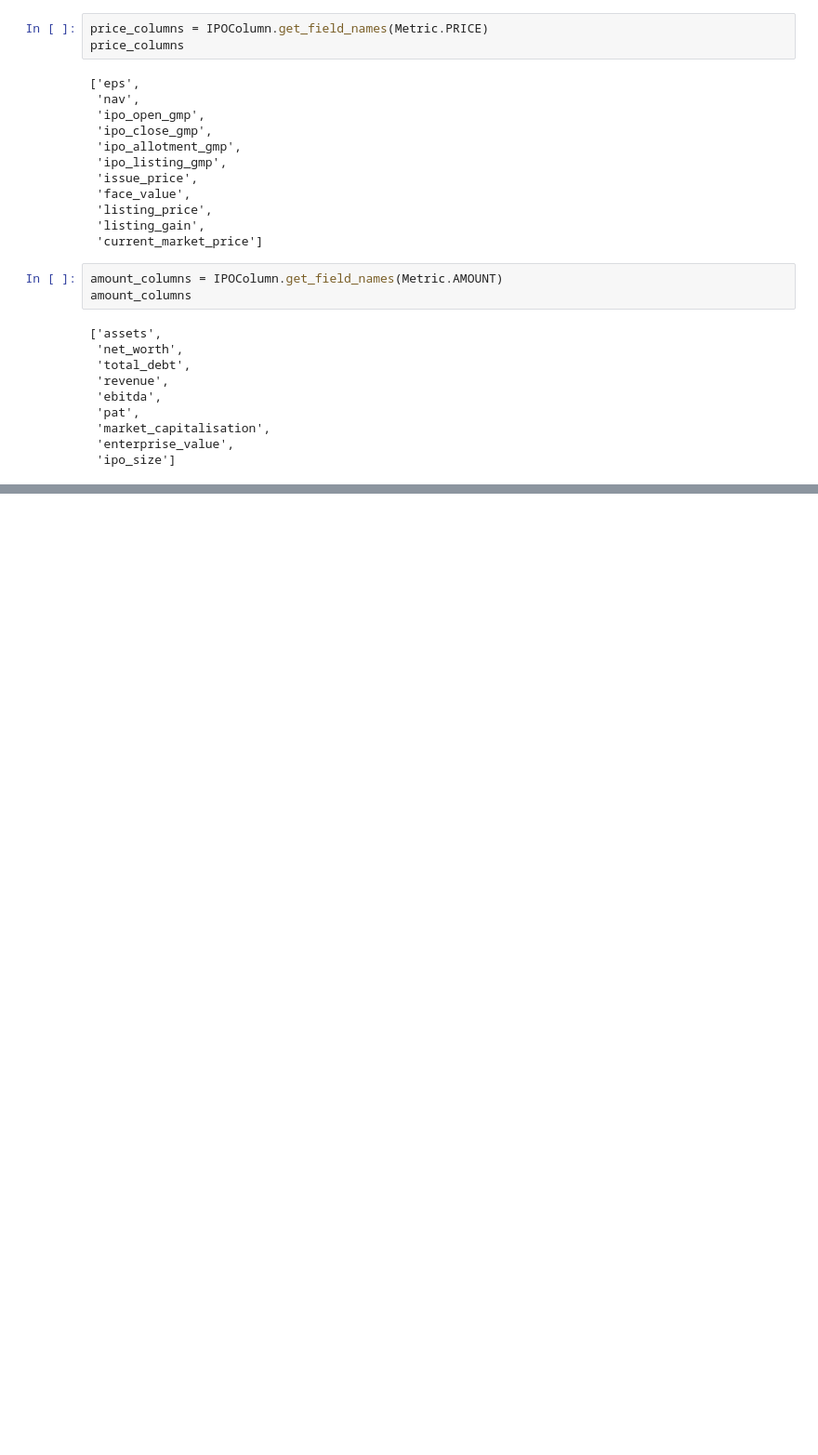
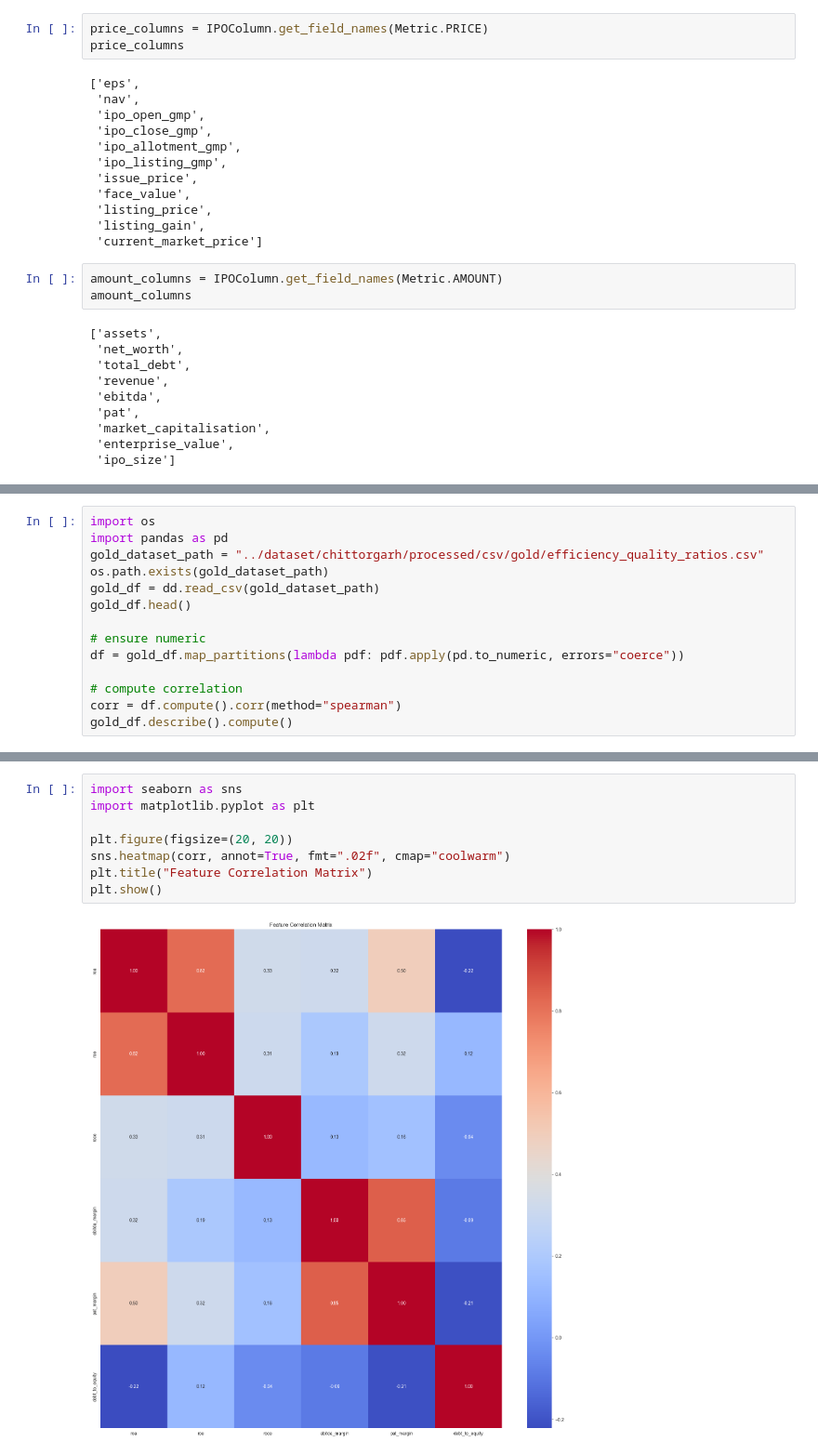
Before and after one commit to AkashSasank/IPO-Screener, a Jupyter notebook: data/notebooks/exploratory_data_analysis.ipynb, the cells around one changed output, grey strips where cells are left out. Shown at 93% size. Saved outputs shown, nothing was run; the diff lists cells and outputs as text; blank space fills up the shorter version.

Commit message:
Created strategy for data imputation, normalization and outlier screening. Created methods for bronze, silver and gold datasets.

```diff
--- a/data/notebooks/exploratory_data_analysis.ipynb
+++ b/data/notebooks/exploratory_data_analysis.ipynb
@@ -155,0 +365,14 @@ amount_columns
+# %%
+import os
+import pandas as pd
+gold_dataset_path = "../dataset/chittorgarh/processed/csv/gold/efficiency_quality_ratios.csv"
+os.path.exists(gold_dataset_path)
+gold_df = dd.read_csv(gold_dataset_path)
+gold_df.head()
+
+# ensure numeric
+df = gold_df.map_partitions(lambda pdf: pdf.apply(pd.to_numeric, errors="coerce"))
+
+# compute correlation
+corr = df.compute().corr(method="spearman")
+gold_df.describe().compute()
@@ -155,0 +389,10 @@ amount_columns
+# %%
+import seaborn as sns
+import matplotlib.pyplot as plt
+
+plt.figure(figsize=(20, 20))
+sns.heatmap(corr, annot=True, fmt=".02f", cmap="coolwarm")
+plt.title("Feature Correlation Matrix")
+plt.show()
+# %% [output]
+[figure, added]
```
Also changed, not shown: parts of 18 cells of this notebook, 9 other files.
